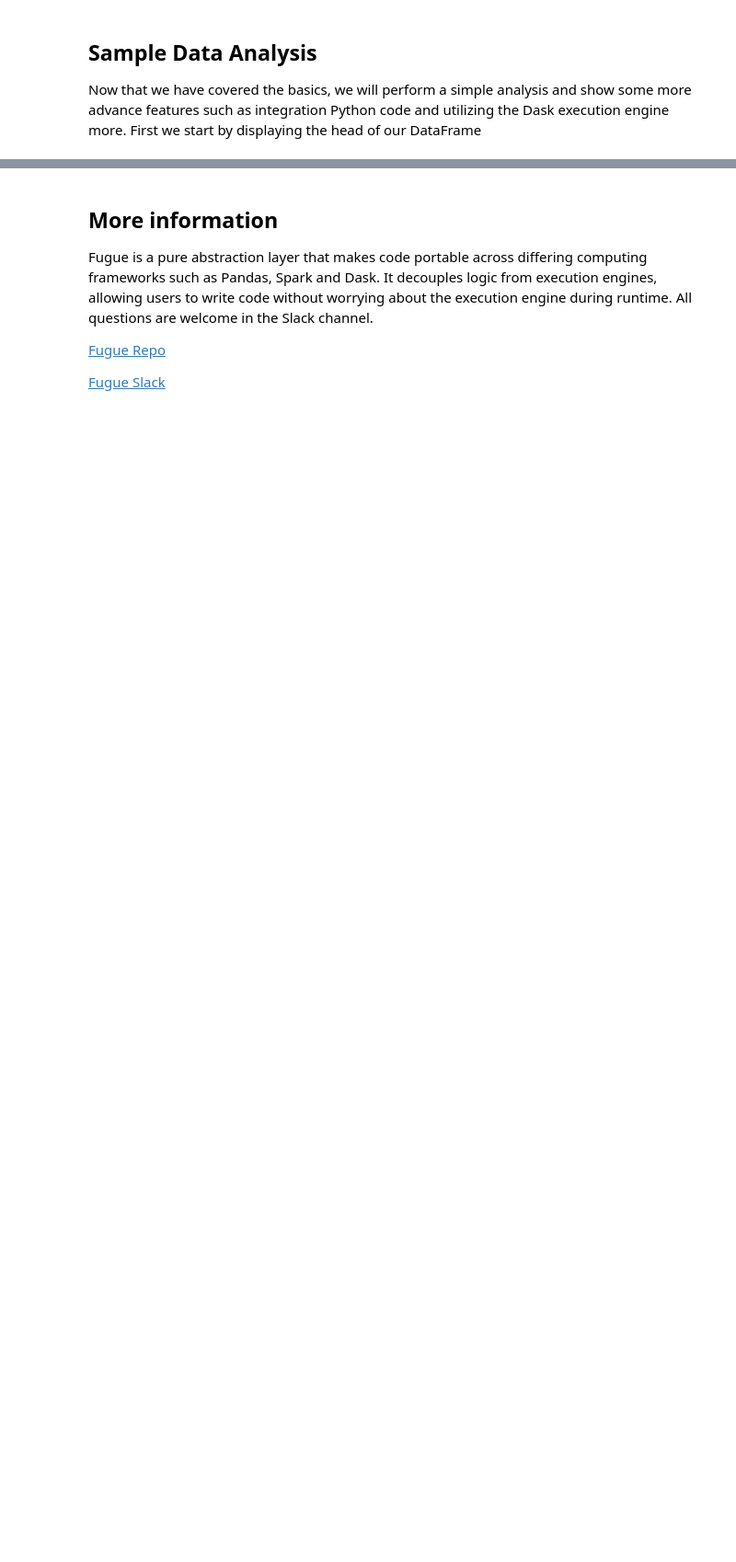
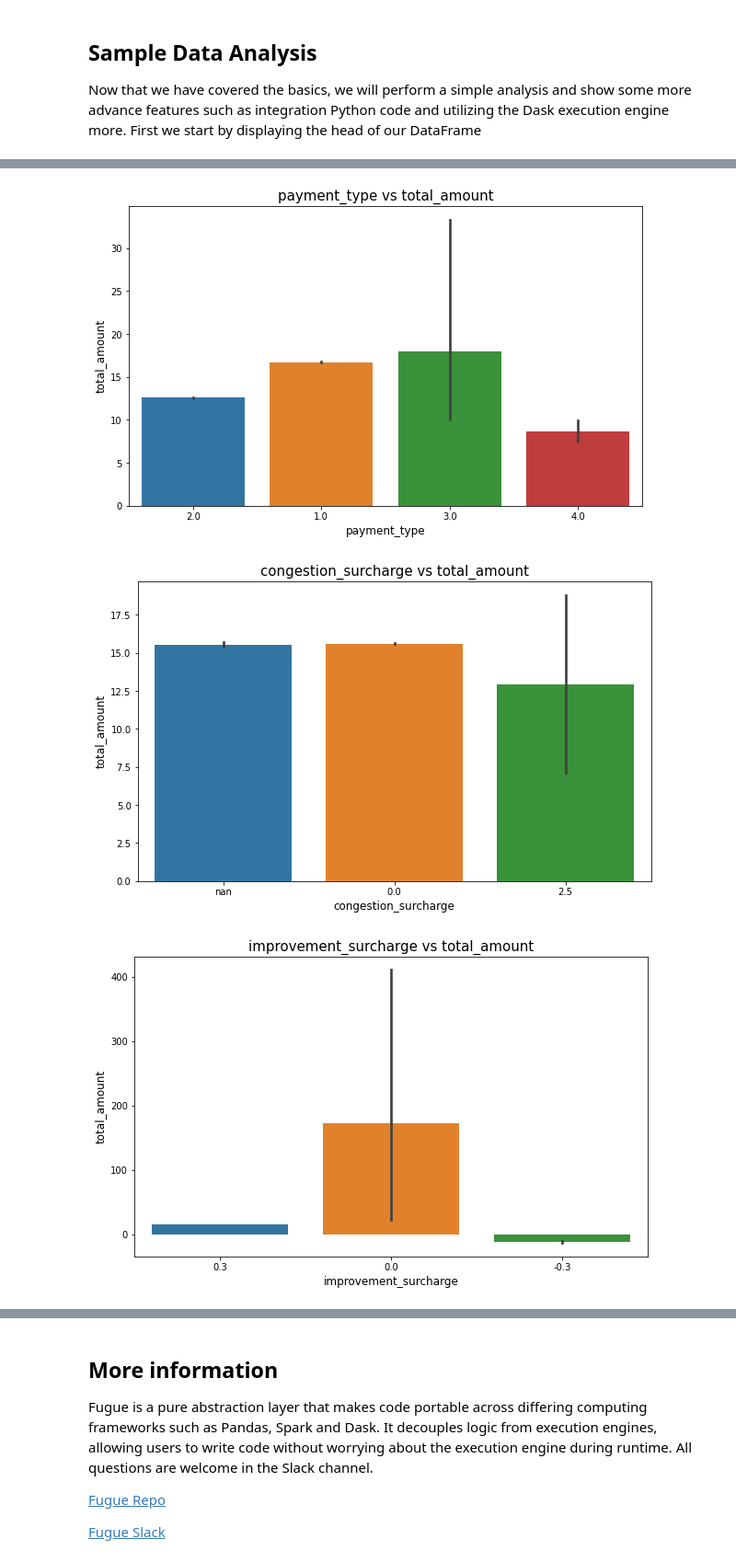
Before and after one commit to kvnkho/demos, a Jupyter notebook: blogs/coiled-fugue-demo/fugue-sql-demo.ipynb, the cells around one changed output, grey strips where cells are left out. Shown at 92% size. Drawn from its saved outputs; the diff is of its cells as text; code cells hidden in the pictures; blank space fills up the shorter version.

```diff
--- a/blogs/coiled-fugue-demo/fugue-sql-demo.ipynb
+++ b/blogs/coiled-fugue-demo/fugue-sql-demo.ipynb
@@ -207,0 +214,20 @@ SELECT *
+# %%
+def seaborn_barplot(df: pd.DataFrame, x_col:str, y_col:str) -> None:
+    plt.figure(figsize=(10,6))
+    sns.barplot(df[x_col].astype('str').fillna("None"), df[y_col])
+    plt.ylabel(y_col, fontsize=12)
+    plt.xlabel(x_col, fontsize=12)
+    plt.title(f"{x_col} vs {y_col}", fontsize=15)
+    plt.show()
+# %%
+%%fsql dask
+SELECT payment_type, total_amount, congestion_surcharge, improvement_surcharge
+  FROM taxi_df
+SAMPLE 10 PERCENT SEED 42
+OUTPUT USING seaborn_barplot PARAMS (x_col:"payment_type", y_col:"total_amount")
+OUTPUT USING seaborn_barplot PARAMS (x_col: "congestion_surcharge", y_col:"total_amount")
+OUTPUT USING seaborn_barplot PARAMS (x_col: "improvement_surcharge", y_col:"total_amount")
+# %% [output]
+[figure, added]
+[figure, added]
+[figure, added]
```
Also changed, not shown: parts of 11 cells of this notebook, 1 other file.
